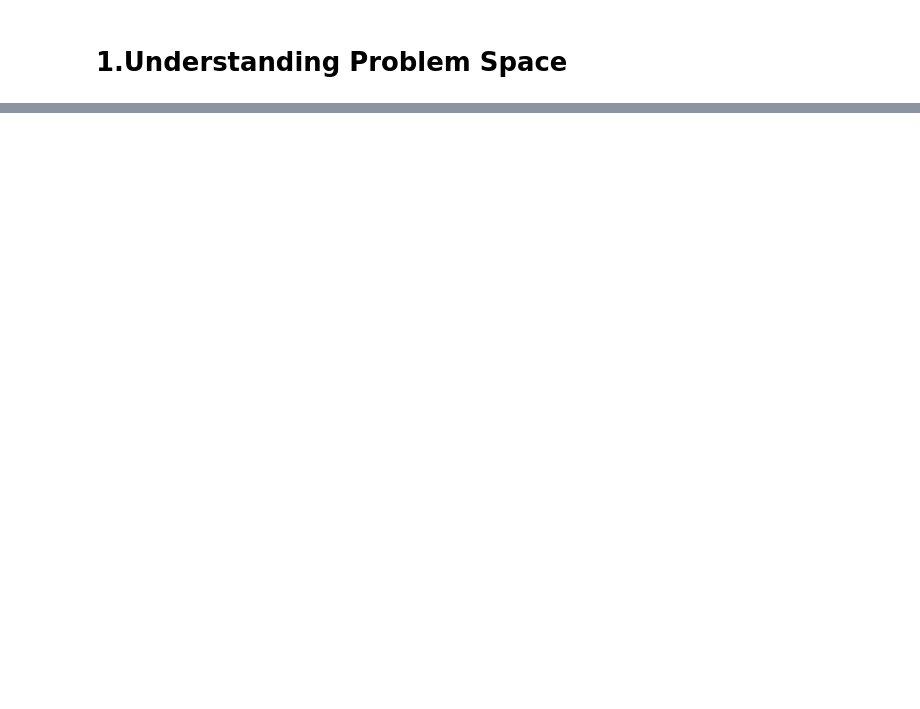
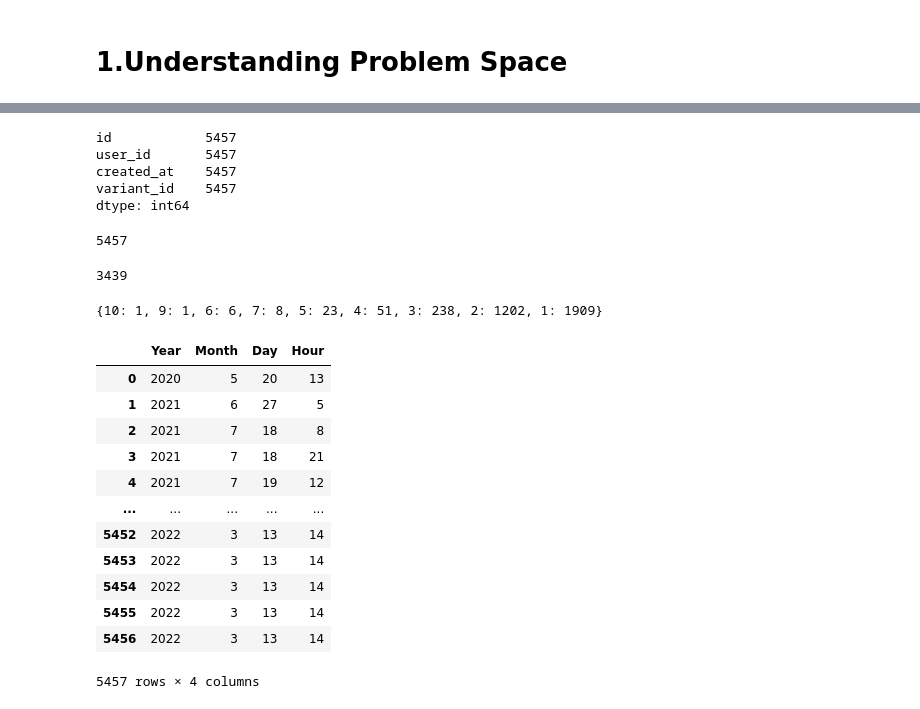
Before and after one commit to iigomartin/6.Zrive_DS, a Jupyter notebook: src/module_2/1.understanding_problem_space.ipynb, the cells around one changed output, grey strips where cells are left out. Drawn from its saved outputs; the diff is of its cells as text; code cells hidden in the pictures; blank space fills up the shorter version.

```diff
--- a/src/module_2/1.understanding_problem_space.ipynb
+++ b/src/module_2/1.understanding_problem_space.ipynb
@@ -29,0 +42,60 @@ users = pd.read_parquet("users.parquet")
+# %%
+#On a superficial level, there are no nulls, so we move forward
+
+abandoned_carts.isnull().count()
+# %% [output]
+id            5457
+user_id       5457
+created_at    5457
+variant_id    5457
+dtype: int64
+# %%
+#abandoned_carts id: unique id value for each order / purchase.
+
+ac_id_unique = set(abandoned_carts["id"])
+print(len(ac_id)) #matches with rows read before
+# %% [output]
+5457
+# %%
+#user id: unique id of the users that have abandoned a cart.
+#Column has duplicates, so some users have abandoned more than one cart.
+
+ac_user_id_unique = set(abandoned_carts["user_id"])
+print(len(ac_user_id_unique))
+# %% [output]
+3439
+# %%
+#Majority of users have abandoned 1 - 2 carts. The number of people abandoning carts reduces with the
+#frequency; not many of them abandon from 5 carts onwards.
+
+ac_user_id = Counter(abandoned_carts["user_id"].tolist())
+ac_number_peruser=[]
+for key in ac_user_id:
+    ac_number_peruser.append(ac_user_id[key])
+ac_number_peruser=Counter(ac_number_peruser)
+ac_number_peruser=dict(sorted(ac_number_peruser.items(), key=lambda item: item[1]))
+print(ac_number_peruser)
+# %% [output]
+{10: 1, 9: 1, 6: 6, 7: 8, 5: 23, 4: 51, 3: 238, 2: 1202, 1: 1909}
+# %%
+#created_at: when the basket was generated. We can perform some data aggrupations to see if there is
+#a seasonality on the cancellations, or if they were done during one specific year.
+
+created_at_date_separated = pd.DataFrame(columns=['Year','Month','Day','Hour'])
+for element in abandoned_carts["created_at"]:
+    created_at_date_separated.loc[len(created_at_date_separated)]={'Year': element.year, 'Month':element.month,'Day':element.day,'Hour':element.hour}
+created_at_date_separated
+# %% [output]
+|  | Year | Month | Day | Hour |
+| 0 | 2020 | 5 | 20 | 13 |
+| 1 | 2021 | 6 | 27 | 5 |
+| 2 | 2021 | 7 | 18 | 8 |
+| 3 | 2021 | 7 | 18 | 21 |
+| 4 | 2021 | 7 | 19 | 12 |
+| ... | ... | ... | ... | ... |
+| 5452 | 2022 | 3 | 13 | 14 |
+| 5453 | 2022 | 3 | 13 | 14 |
+| 5454 | 2022 | 3 | 13 | 14 |
+| 5455 | 2022 | 3 | 13 | 14 |
+| 5456 | 2022 | 3 | 13 | 14 |
+5457 rows × 4 columns
```
Also changed, not shown: parts of 9 cells of this notebook.
